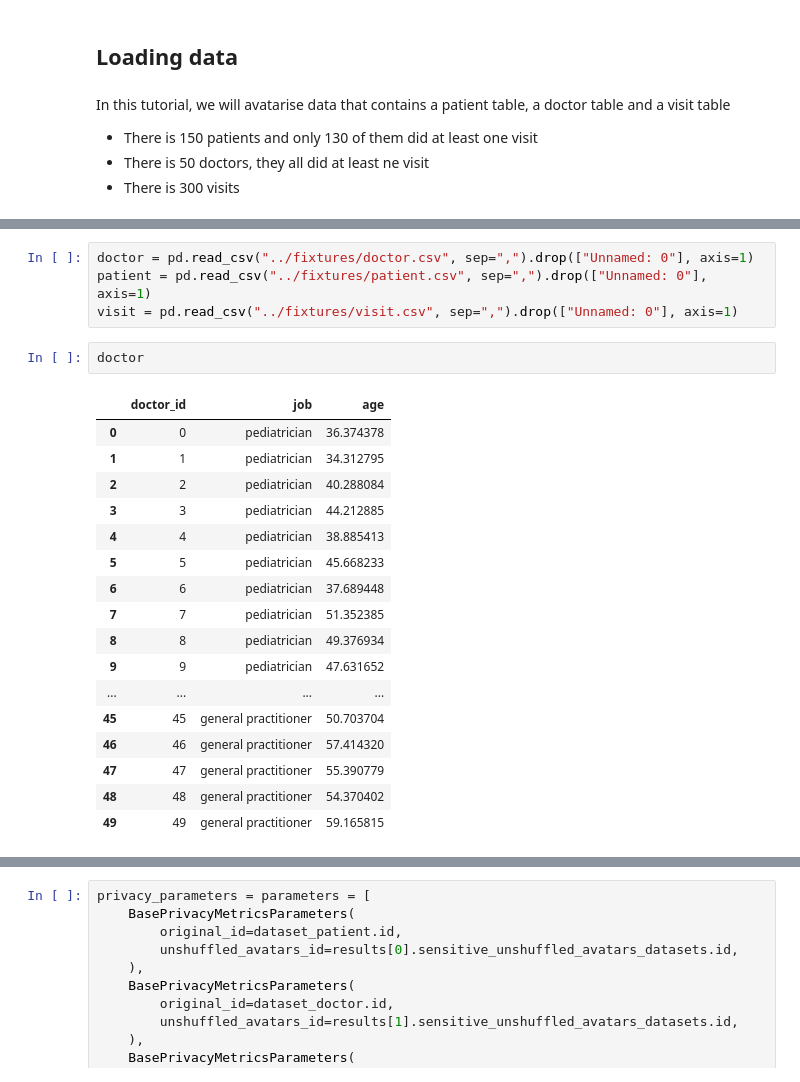
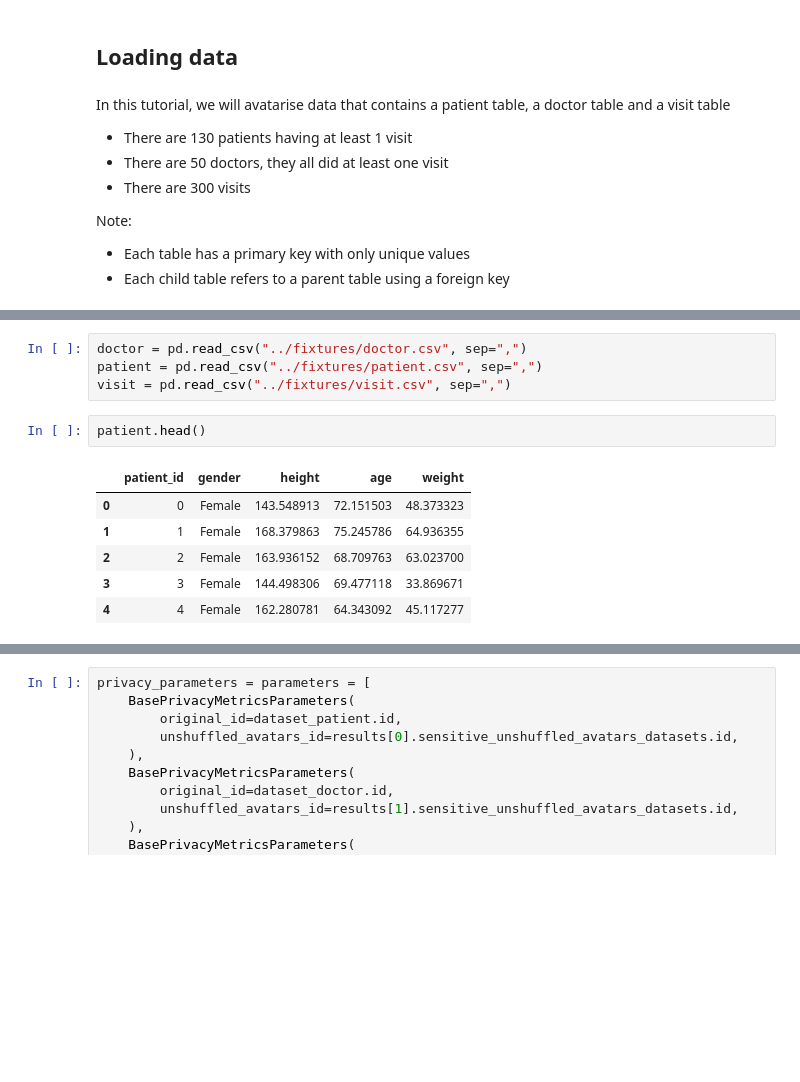
Before and after one commit to octopize/avatar-python, a Jupyter notebook: notebooks/Tutorial9-Multitable.ipynb, the cells around one changed output, grey strips where cells are left out. Cells and saved outputs as stored; diff of their text form; blank space fills up the shorter version.

```diff
--- a/notebooks/Tutorial9-Multitable.ipynb
+++ b/notebooks/Tutorial9-Multitable.ipynb
@@ -36,33 +36,26 @@ client.health.get_health()
 ## Loading data
 # %% [markdown]
 In this tutorial, we will avatarise data that contains a patient table, a doctor table and a visit table
-- There is 150 patients and only 130 of them did at least one visit
-- There is 50 doctors, they all did at least ne visit
-- There is 300 visits
+- There are 130 patients having at least 1 visit
+- There are 50 doctors, they all did at least one visit
+- There are 300 visits
+
+Note:
+- Each table has a primary key with only unique values
+- Each child table refers to a parent table using a foreign key
 # %% [markdown]
 <img src="img/multitable.png" style="height:500px" />
 # %%
-doctor = pd.read_csv("../fixtures/doctor.csv", sep=",").drop(["Unnamed: 0"], axis=1)
-patient = pd.read_csv("../fixtures/patient.csv", sep=",").drop(["Unnamed: 0"], axis=1)
-visit = pd.read_csv("../fixtures/visit.csv", sep=",").drop(["Unnamed: 0"], axis=1)
+doctor = pd.read_csv("../fixtures/doctor.csv", sep=",")
+patient = pd.read_csv("../fixtures/patient.csv", sep=",")
+visit = pd.read_csv("../fixtures/visit.csv", sep=",")
 # %%
-doctor
+patient.head()
 # %% [output]
-|  | doctor_id | job | age |
-| 0 | 0 | pediatrician | 36.374378 |
-| 1 | 1 | pediatrician | 34.312795 |
-| 2 | 2 | pediatrician | 40.288084 |
-| 3 | 3 | pediatrician | 44.212885 |
-| 4 | 4 | pediatrician | 38.885413 |
-| 5 | 5 | pediatrician | 45.668233 |
-| 6 | 6 | pediatrician | 37.689448 |
-| 7 | 7 | pediatrician | 51.352385 |
-| 8 | 8 | pediatrician | 49.376934 |
-| 9 | 9 | pediatrician | 47.631652 |
-| ... | ... | ... | ... |
-| 45 | 45 | general practitioner | 50.703704 |
-| 46 | 46 | general practitioner | 57.414320 |
-| 47 | 47 | general practitioner | 55.390779 |
-| 48 | 48 | general practitioner | 54.370402 |
-| 49 | 49 | general practitioner | 59.165815 |
+|  | patient_id | gender | height | age | weight |
+| 0 | 0 | Female | 143.548913 | 72.151503 | 48.373323 |
+| 1 | 1 | Female | 168.379863 | 75.245786 | 64.936355 |
+| 2 | 2 | Female | 163.936152 | 68.709763 | 63.023700 |
+| 3 | 3 | Female | 144.498306 | 69.477118 | 33.869671 |
+| 4 | 4 | Female | 162.280781 | 64.343092 | 45.117277 |
 # %%
```
Also changed, not shown: parts of 23 cells of this notebook, 2 other files.
